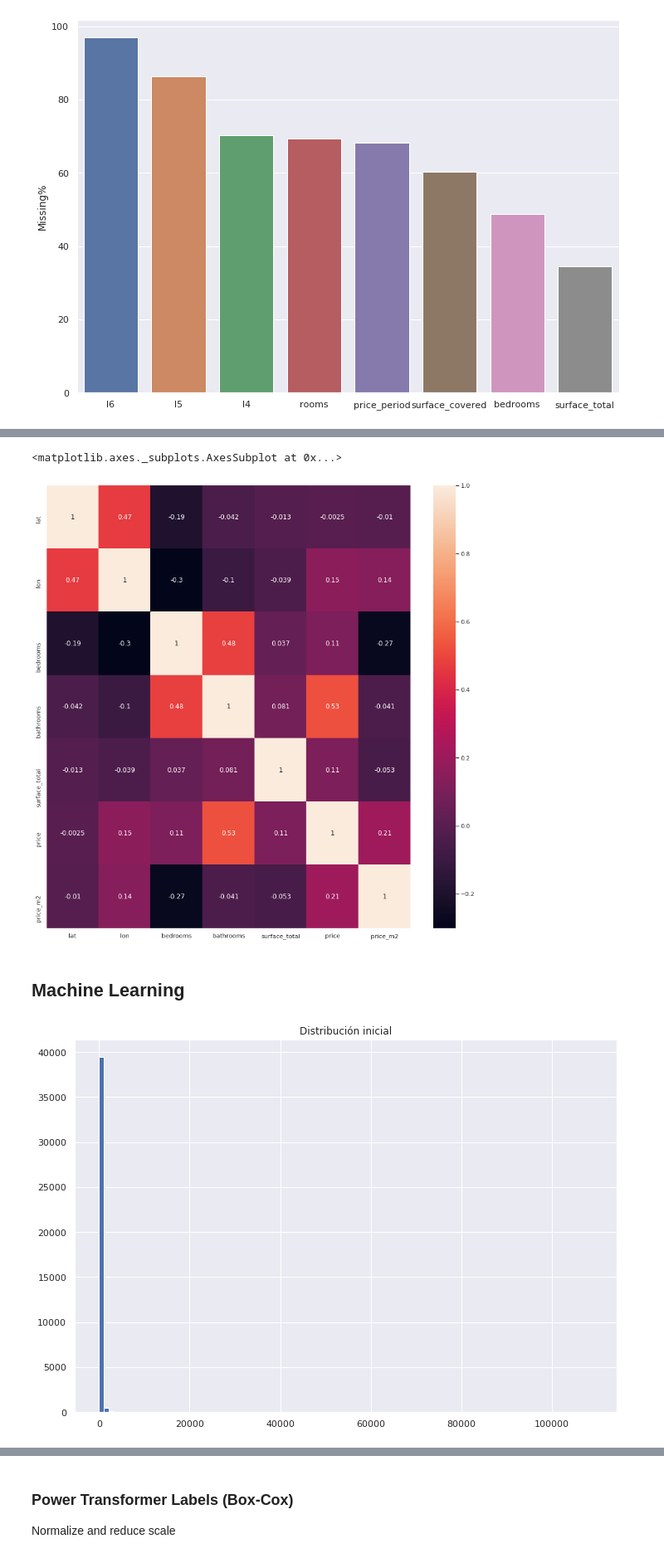
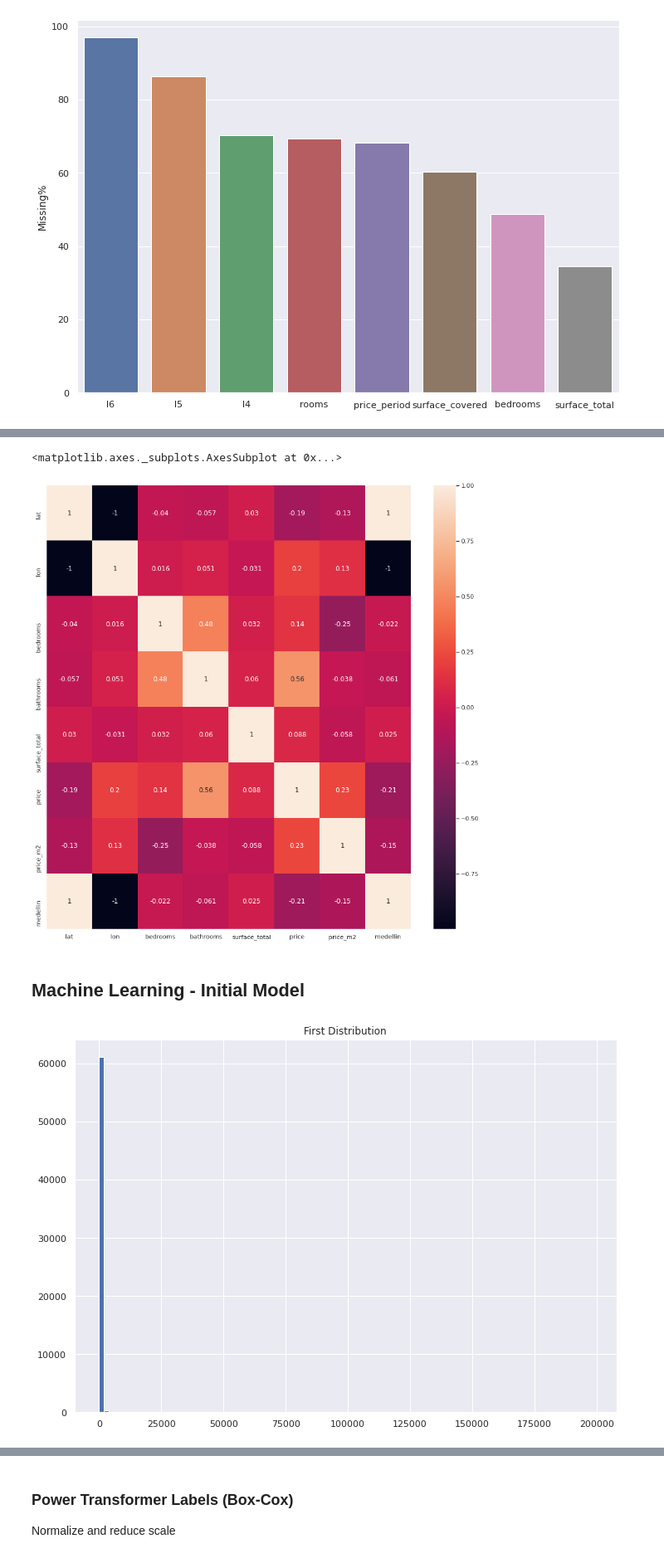
Before and after one commit to MiguelMque/housing_prices_prediction, a Jupyter notebook: ipynb_check_points/models/municipality.ipynb, the cells around one changed output, grey strips where cells are left out. Shown at 83% size. Saved outputs shown, nothing was run; the diff lists cells and outputs as text; code cells hidden in the pictures.

```diff
--- a/ipynb_check_points/models/municipality.ipynb
+++ b/ipynb_check_points/models/municipality.ipynb
@@ -86,7 +101,7 @@ graph_missing(df_rent)
 df_rent.drop(columns=['l6', 'l5', 'l4', 'rooms', 'price_period', 'surface_covered'], inplace=True)
 df_sell.drop(columns=['l6', 'l5', 'l4', 'rooms', 'price_period', 'surface_covered'], inplace=True)
 # %%
-df_medellin = df_sell.where(df_sell['l3'] == 'Bogotá D.C').dropna(subset=['l3'])
+df_medellin = df_sell.where((df_sell['l3'] == 'Bogotá D.C' )| (df_sell['l3'] == 'Medellín')).dropna(subset=['l3'])
 
 def new_features(df):
     df_features = df.copy()
@@ -109,5 +124,7 @@ df_medellin['price'] = np.log(df_medellin['price'])
 del df_medellin['delta_time']
 
 
+df_medellin['medellin'] = df_medellin.apply(lambda x: 1 if x.l3 =='Medellín' else 0, axis=1)
+
 #hue='species'
 #sns.pairplot(df_medellin, height=2.5);
@@ -126,9 +147,9 @@ plt.figure(figsize=(15,15))
 sns.heatmap(corr, annot=True)
 # %% [output]
 <matplotlib.axes._subplots.AxesSubplot at 0x...>
-[figure, old version]
+[figure, new version]
 # %% [markdown]
-## Machine Learning
+## Machine Learning - Initial Model
 # %%
 X_df = df_medellin.drop('price', axis=1).copy()
 Y_df = df_medellin['price'].copy()
@@ -150,8 +171,8 @@ from sklearn.preprocessing import (PowerTransformer, StandardScaler,
 # %%
 # Validar que todos los valores sean mayores a 0 para poder realizar la transformación.
 (X_train["surface_total"]>0).sum() == len(X_train)
 X_train["surface_total"].hist(bins=100)
-plt.title("Distribución inicial")
+plt.title("First Distribution")
 plt.show()
 # %% [output]
-[figure, old version]
+[figure, new version]
```
Also changed, not shown: parts of 23 cells of this notebook.
